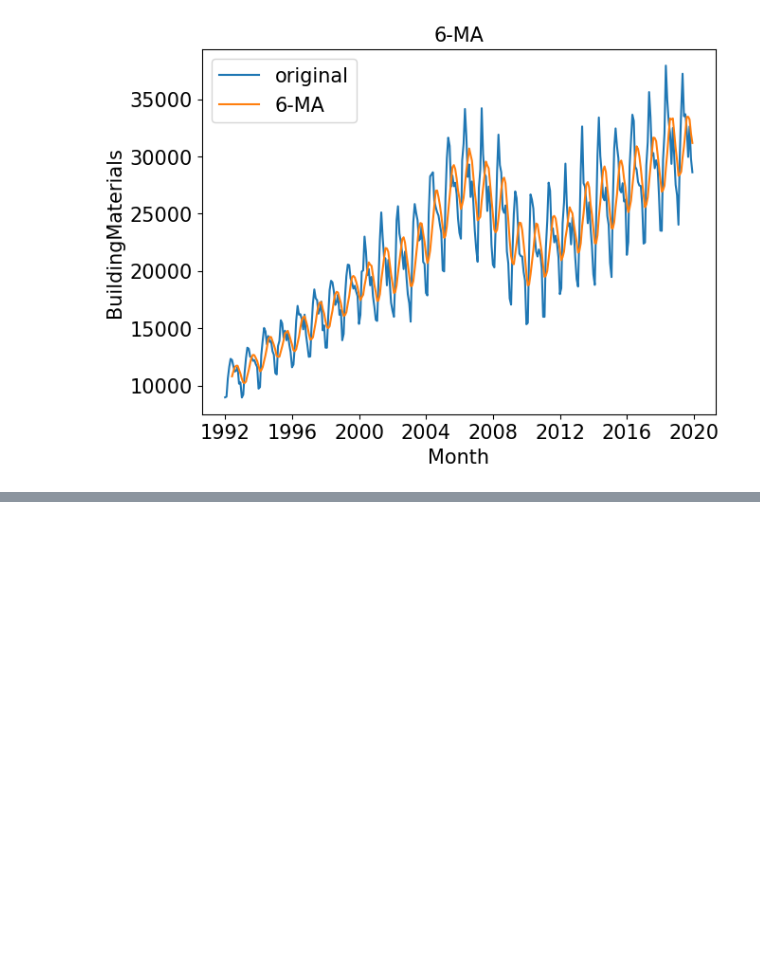
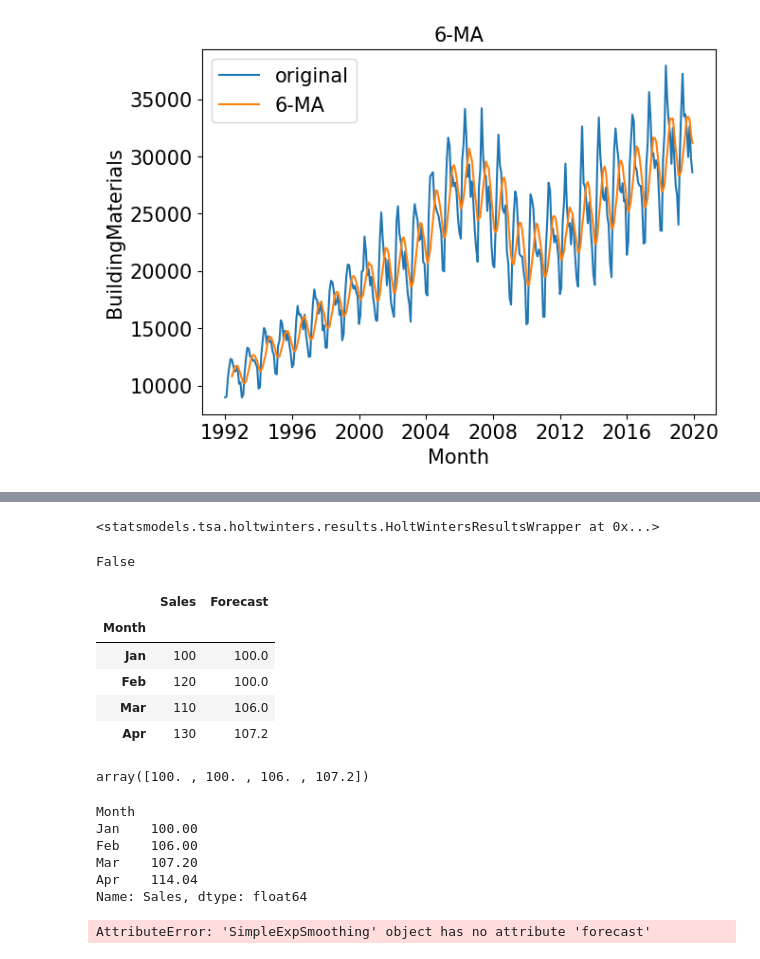
Before and after one commit to lhduc94/timeseries, a Jupyter notebook: notebooks/smoothing.ipynb, the cells around one changed output, grey strips where cells are left out. Drawn from its saved outputs; the diff is of its cells as text; code cells hidden in the pictures; blank space fills up the shorter version.

```diff
--- a/notebooks/smoothing.ipynb
+++ b/notebooks/smoothing.ipynb
@@ -103,0 +122,8 @@ Text(0.5, 1.0, '12-MA')
+# %%
+es.fit(smoothing_level=0.2)
+# %% [output]
+<statsmodels.tsa.holtwinters.results.HoltWintersResultsWrapper at 0x...>
+# %%
+es.has_seasonal
+# %% [output]
+False
@@ -103,0 +134,19 @@ Text(0.5, 1.0, '12-MA')
+# %%
+data = {'Month': ['Jan', 'Feb', 'Mar', 'Apr'],
+        'Sales': [100, 120, 110, 130]}
+df = pd.DataFrame(data)
+# Set the 'Month' column as the index
+df.set_index('Month', inplace=True)
+# Perform simple exponential smoothing
+model = sm.tsa.SimpleExpSmoothing(df['Sales'])
+ses_model = model.fit(smoothing_level=0.3)
+df['Forecast'] = ses_model.fittedvalues
+# %%
+df
+# %% [output]
+|  | Sales | Forecast |
+| Month |  |  |
+| Jan | 100 | 100.0 |
+| Feb | 120 | 100.0 |
+| Mar | 110 | 106.0 |
+| Apr | 130 | 107.2 |
@@ -103,0 +161,17 @@ Text(0.5, 1.0, '12-MA')
+# %%
+exponential_smoothing(np.array([100,120,110,130]),0.3)
+# %% [output]
+array([100. , 100. , 106. , 107.2])
+# %%
+df['Sales'].ewm(adjust=False, alpha=0.3).mean()
+# %% [output]
+Month
+Jan    100.00
+Feb    106.00
+Mar    107.20
+Apr    114.04
+Name: Sales, dtype: float64
+# %%
+model.forecast(steps=1)
+# %% [output]
+AttributeError: 'SimpleExpSmoothing' object has no attribute 'forecast'
```
Also changed, not shown: parts of 7 cells of this notebook, 3 other files.
